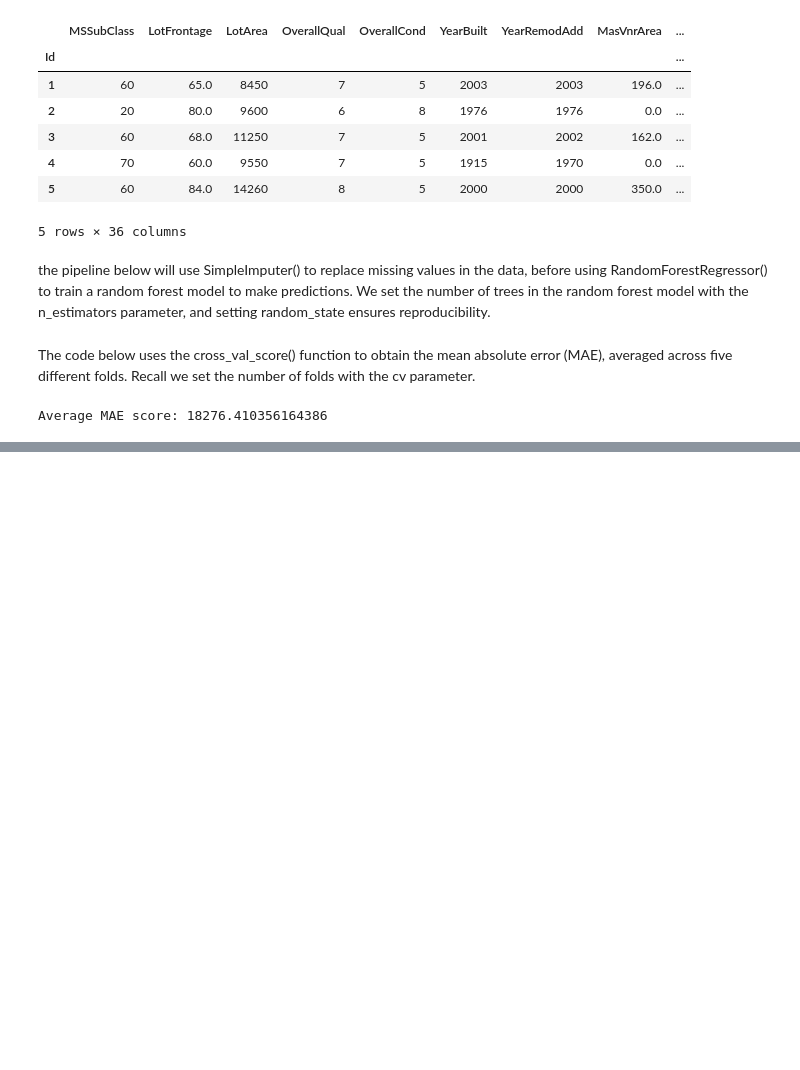
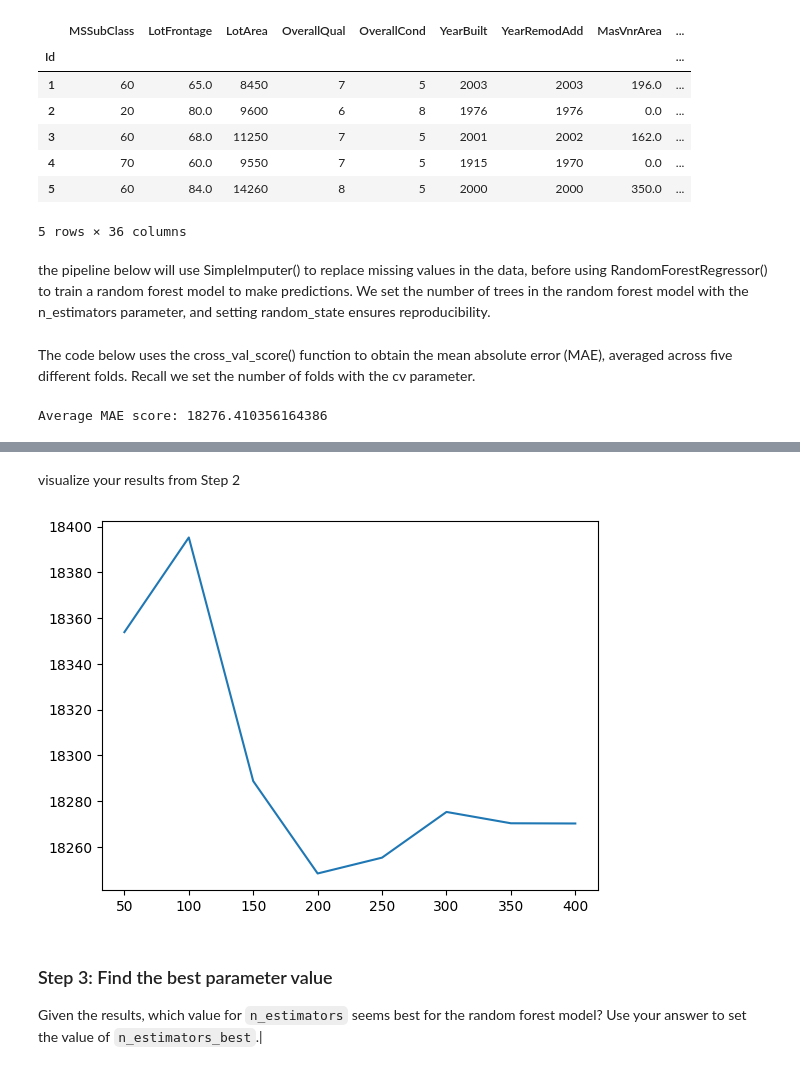
Before and after one commit to realivanivani/kaggle, a Jupyter notebook: Intermediate_ML.ipynb, the cells around one changed output, grey strips where cells are left out. Drawn from its saved outputs; the diff is of its cells as text; code cells hidden in the pictures; blank space fills up the shorter version.

```diff
--- a/Intermediate_ML.ipynb
+++ b/Intermediate_ML.ipynb
@@ -832,0 +843,26 @@ Average MAE score: 18276.410356164386
+# %%
+def get_score(n_estimators):
+    """Return the average MAE over 3 CV folds of random forest model.
+
+    Keyword argument:
+    n_estimators -- the number of trees in the forest
+    """
+    # Replace this body with your own code
+    # Define the pipeline
+    from sklearn.ensemble import RandomForestRegressor
+    from sklearn.pipeline import Pipeline
+    from sklearn.impute import SimpleImputer
+    from sklearn.model_selection import cross_val_score
+
+    pipeline = Pipeline([
+        ('imputer', SimpleImputer()),  # Missing value imputation
+        ('model', RandomForestRegressor(n_estimators=n_estimators, random_state=0))  # Random forest model
+    ])
+
+    # Cross-validation scoring
+    scores = -1 * cross_val_score(pipeline, X, y, cv=3, scoring='neg_mean_absolute_error')
+
+    # Return the mean score
+    return scores.mean()
+
+print("Average MAE score:", get_score(5))
@@ -832,0 +876,16 @@ Average MAE score: 18276.410356164386
+# %%
+results = { i: get_score(i) for i in range(50,410,50)}
+# %% [markdown]
+ visualize your results from Step 2
+# %%
+import matplotlib.pyplot as plt
+%matplotlib inline
+
+plt.plot(list(results.keys()), list(results.values()))
+plt.show()
+# %% [output]
+[figure, added]
+# %% [markdown]
+### Step 3: Find the best parameter value
+
+Given the results, which value for `n_estimators` seems best for the random forest model?  Use your answer to set the value of `n_estimators_best`.|
```
Also changed, not shown: parts of 43 cells of this notebook.
